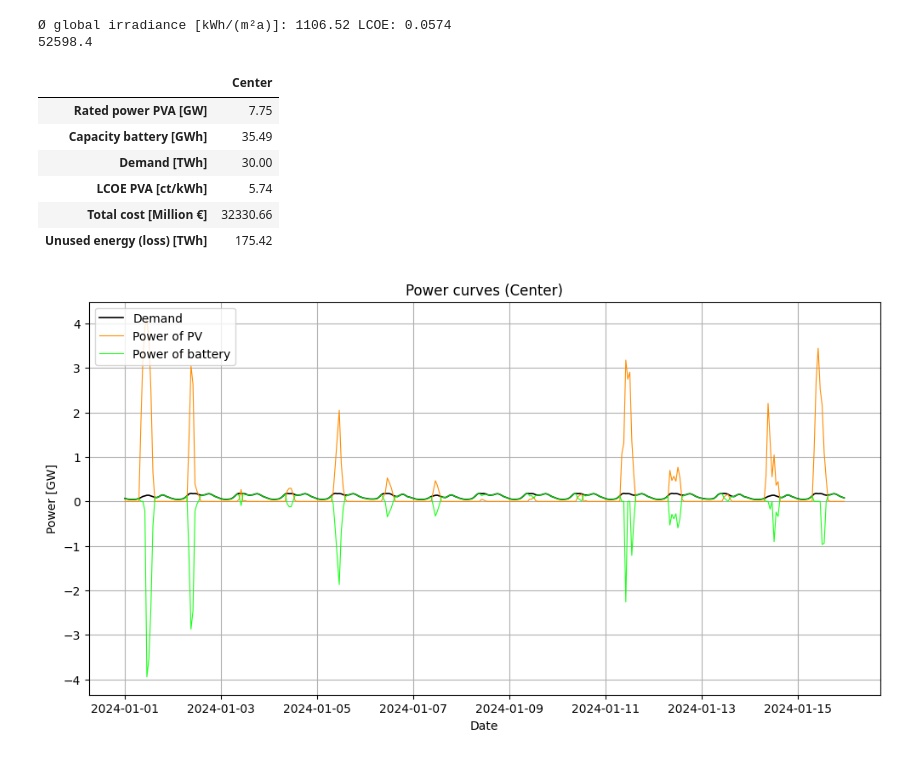
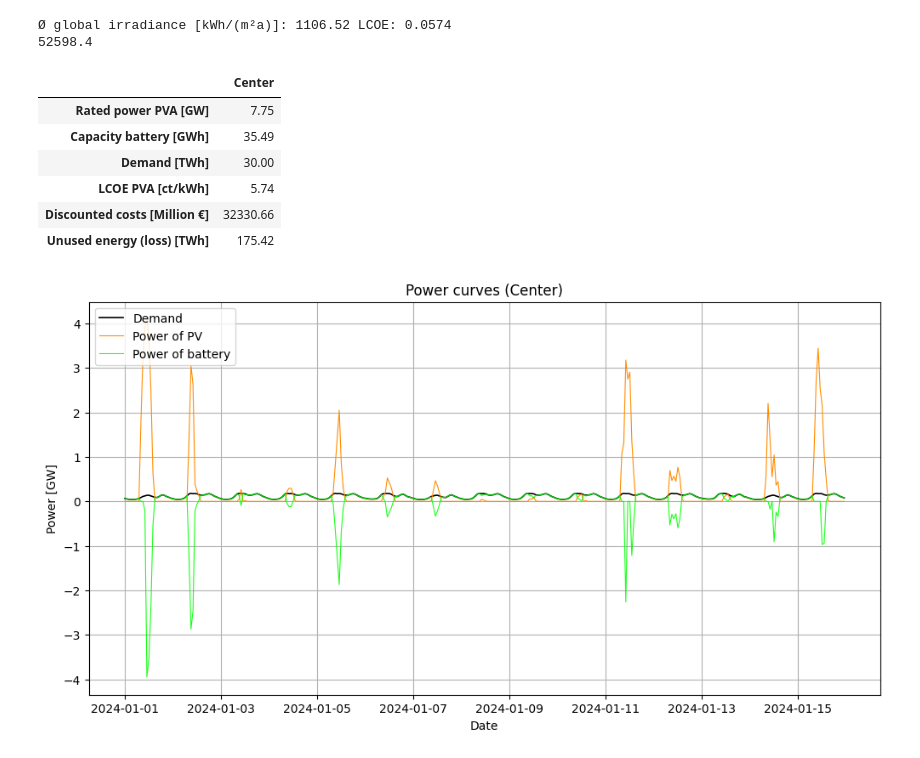
Before and after one commit to Lakim17/SERTS, a Jupyter notebook: pv_batt_opt.ipynb, the cells around one changed output. Drawn from its saved outputs; the diff is of its cells as text; code cells hidden in the pictures.

Commit message:
changes on the name of costs, now discounted costs

```diff
--- a/pv_batt_opt.ipynb
+++ b/pv_batt_opt.ipynb
@@ -468,31 +468,31 @@ results = opt.solve(model, keepfiles=False, logfile="solve.log")
 # %%
 df_result = pd.DataFrame({
     "E_bat": [pyo.value(model.E_bat[t]) for t in model.T],
     "P_bat": [pyo.value(model.P_bat_discharge[t]) - pyo.value(model.P_bat_charge[t]) for t in model.T],
     "P_demand": [pyo.value(model.P_demand[t]) for t in model.T],
     "loss": [pyo.value(model.loss[t]) for t in model.T]
 }, index=model.T).join([
     df_solve["P_pva_scalable"] * pyo.value(model.x_pva)
 ]).rename(columns={"P_pva_scalable": "P_pva_model"})
 
 dict_results_overview_temp = {
     "Rated power PVA [GW]": float(round(pyo.value(model.x_pva) / 1e3, 3)),
     "Capacity battery [GWh]": float(round(pyo.value(model.E_bat_max) / 1e6, 3)),
     "Demand [TWh]": df_result["P_demand"].sum() / 1e12,
     "LCOE PVA [ct/kWh]": round(LCOE_pva * 100, 3),
-    "Total cost [Million €]": float(round(pyo.value(model.objective) / 1e6, 3)),
+    "Discounted costs [Million €]": float(round(pyo.value(model.objective) / 1e6, 3)),
     "Unused energy (loss) [TWh]": df_result["loss"].sum() / 1e12
 }
 dict_results_overview[list_str_location[i]] = dict_results_overview_temp
 df_results_overview = pd.DataFrame(dict_results_overview)
 display(df_results_overview.round(2))
 # %% [output]
 |  | Center |
 | Rated power PVA [GW] | 7.75 |
 | Capacity battery [GWh] | 35.49 |
 | Demand [TWh] | 30.00 |
 | LCOE PVA [ct/kWh] | 5.74 |
-| Total cost [Million €] | 32330.66 |
+| Discounted costs [Million €] | 32330.66 |
 | Unused energy (loss) [TWh] | 175.42 |
 # %%
 # -- Visualisierung der Modellausgaben
```
